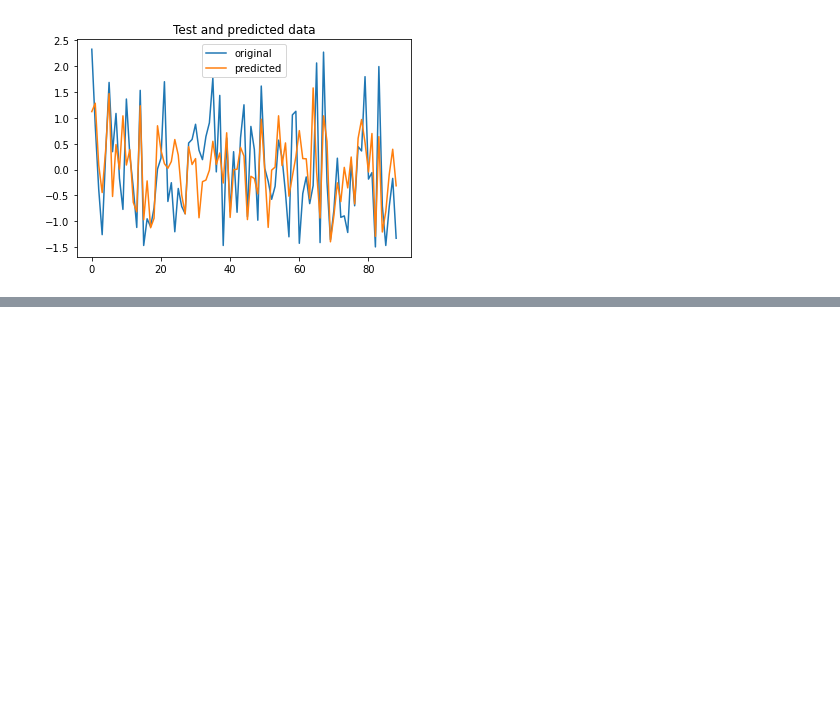
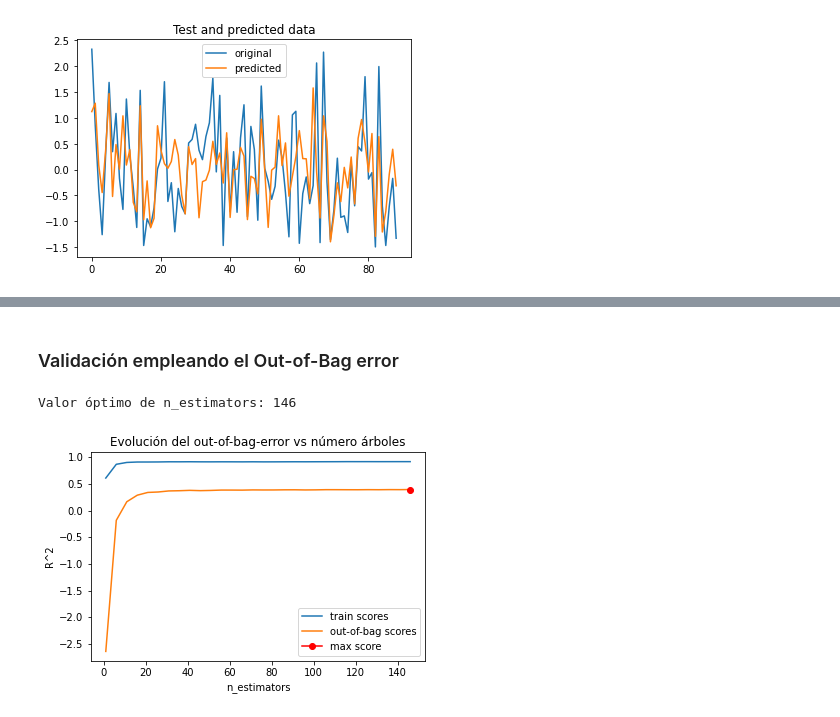
Before and after one commit to octagomez/Practico_191022, a Jupyter notebook: Examen V1.ipynb, the cells around one changed output, grey strips where cells are left out. Saved outputs shown, nothing was run; the diff lists cells and outputs as text; code cells hidden in the pictures; blank space fills up the shorter version.

Commit message:
Se agrega al codigo un modelo de RAMDOM FOREST

```diff
--- a/Examen V1.ipynb
+++ b/Examen V1.ipynb
@@ -1470,0 +1607,13 @@ RMSE:  2527.7328520119254
+# %%
+# Creación del modelo
+# ==============================================================================
+modelo = RandomForestRegressor(
+            n_estimators = 100, #El número de árboles en el bosque.
+            criterion    = 'squared_error', # La función para medir la calidad de una división.
+            max_depth    = None, # profundidad maxima del arbol
+            min_samples_leaf = 5, # numero minimo de lecturas por nodo
+            max_features = 'auto', # todos los predictores
+            oob_score    = False, # Ya sea para usar muestras listas para usar para estimar la puntuación de generalización. Solo disponible si bootstrap=True.
+            n_jobs       = -1, # El número de trabajos a ejecutar en paralelo. fit, predict, decision_pathy applyestán todos paralelizados sobre los árboles. Nonesignifica 1 a menos que esté en un joblib.parallel_backend contexto. -1significa usar todos los procesadores.
+            random_state = 123
+         )
@@ -1470,0 +1622,4 @@ RMSE:  2527.7328520119254
+# %%
+# Entrenamiento del modelo
+# ==============================================================================
+modelo.fit(X_train, y_train)
@@ -1470,0 +1659,42 @@ RMSE:  2527.7328520119254
+# %% [markdown]
+### Validación empleando el Out-of-Bag error
+# %%
+# Validación empleando el Out-of-Bag error
+# ==============================================================================
+train_scores = []
+oob_scores   = []
+
+# Valores evaluados
+estimator_range = range(1, 150, 5)
+
+# Bucle para entrenar un modelo con cada valor de n_estimators y extraer su error
+# de entrenamiento y de Out-of-Bag.
+for n_estimators in estimator_range:
+    modelo = RandomForestRegressor(
+                n_estimators = n_estimators,
+                criterion    = 'squared_error', # La función para medir la calidad de una división.
+                max_depth    = None, # profundidad maxima del arbol
+                # min_samples_leaf = 5, # numero minimo de lecturas por nodo
+                max_features = 'auto', # todos los predictores
+                oob_score    = True, # Ya sea para usar muestras listas para usar para estimar la puntuación de generalización. Solo disponible si bootstrap=True.
+                n_jobs       = -1, # El número de trabajos a ejecutar en paralelo. fit, predict, decision_pathy applyestán todos paralelizados sobre los árboles. Nonesignifica 1 a menos que esté en un joblib.parallel_backend contexto. -1significa usar todos los procesadores.
+                random_state = 123
+             )
+    modelo.fit(X_train, y_train)
+    train_scores.append(modelo.score(X_train, y_train))
+    oob_scores.append(modelo.oob_score_)
+
+# Gráfico con la evolución de los errores
+fig, ax = plt.subplots(figsize=(6, 3.84))
+ax.plot(estimator_range, train_scores, label="train scores")
+ax.plot(estimator_range, oob_scores, label="out-of-bag scores")
+ax.plot(estimator_range[np.argmax(oob_scores)], max(oob_scores),
+        marker='o', color = "red", label="max score")
+ax.set_ylabel("R^2")
+ax.set_xlabel("n_estimators")
+ax.set_title("Evolución del out-of-bag-error vs número árboles")
+plt.legend();
+print(f"Valor óptimo de n_estimators: {estimator_range[np.argmax(oob_scores)]}")
+# %% [output]
+Valor óptimo de n_estimators: 146
+[figure, added]
```
Also changed, not shown: parts of 35 cells of this notebook.
